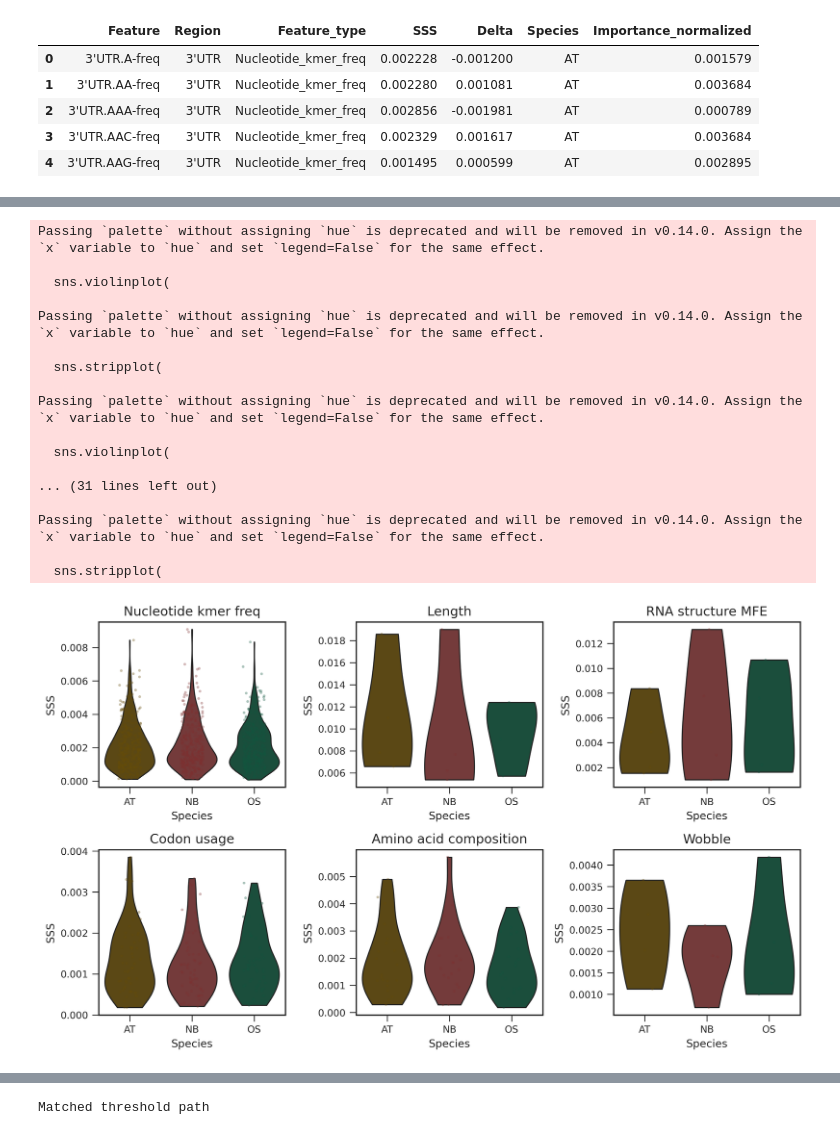
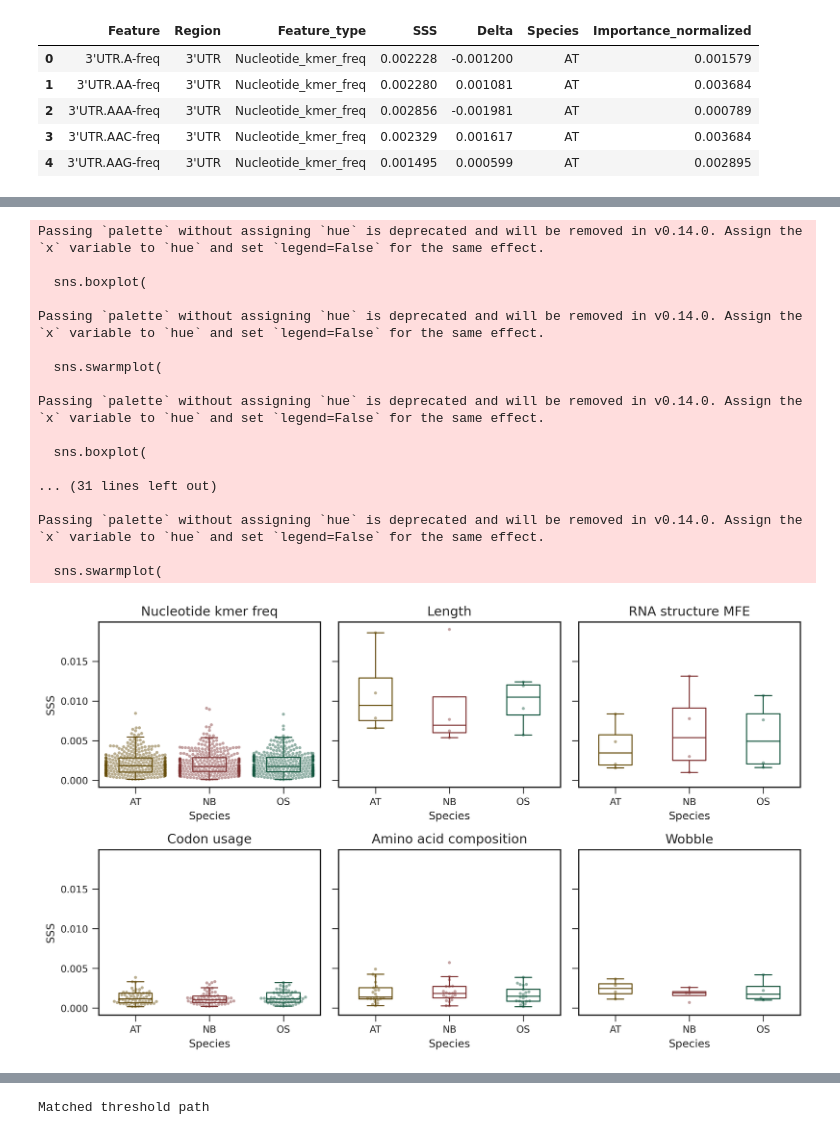
Before and after one commit to ih-11/regression, a Jupyter notebook: notebooks/notebook4.ipynb, the cells around one changed output, grey strips where cells are left out. Saved outputs shown, nothing was run; the diff lists cells and outputs as text; code cells hidden in the pictures.

```diff
--- a/notebooks/notebook4.ipynb
+++ b/notebooks/notebook4.ipynb
@@ -193,27 +351,26 @@ Candidate table: (1347, 7)
 # %%
 # ============================================
 # SSS distribution by transcript region
-# Violin + stripplot
+# Boxplot + beeswarm
 # ============================================
 
 region_order = ["5'UTR", "CDS", "3'UTR", "mRNA"]
 species_order = ["AT", "NB", "OS"]
 palette = {SPECIES_INFO[k]["label"]: SPECIES_INFO[k]["color"] for k in SPECIES}
 
-fig, axes = plt.subplots(1, 4, figsize=(12, 3.5), dpi=_PLOT_CFG["dpi"])
+fig, axes = plt.subplots(1, 4, figsize=(12, 3.5), dpi=_PLOT_CFG["dpi"], sharey=True)
 
 for ax, region in zip(axes, region_order):
     temp = sss_long.loc[sss_long["Region"] == region]
 
-    sns.violinplot(
-        data=temp, x="Species", y="SSS", order=species_order,
-        palette=palette, inner=None, cut=0, linewidth=1, ax=ax,
+    sns.boxplot(
+        data=temp, x="Species", y="SSS", order=species_order, palette=palette,
+        width=0.45, showfliers=False, fill=False, linewidth=1, ax=ax,
     )
 
-    sns.stripplot(
-        data=temp, x="Species", y="SSS", order=species_order,
-        palette=palette, size=2.5, alpha=0.35,
-        jitter=0.18, linewidth=0, ax=ax,
+    sns.swarmplot(
+        data=temp, x="Species", y="SSS", order=species_order, palette=palette,
+        size=2.8, alpha=0.45, linewidth=0, ax=ax,
     )
 
     ax.set_title(region)
@@ -243,7 +400,7 @@ Passing `palette` without assigning `hue` is deprecated and will be removed in v
 # %%
 # ============================================
 # SSS distribution by feature category
-# Violin + stripplot
+# Boxplot + beeswarm
 # ============================================
 
 feature_order = [
@@ -254,46 +411,45 @@ feature_order = [
 species_order = ["AT", "NB", "OS"]
 palette = {SPECIES_INFO[k]["label"]: SPECIES_INFO[k]["color"] for k in SPECIES}
 
-fig, axes = plt.subplots(2, 3, figsize=(10, 6), dpi=_PLOT_CFG["dpi"])
+fig, axes = plt.subplots(2, 3, figsize=(10, 6), dpi=_PLOT_CFG["dpi"], sharey=True)
 
 for ax, feature_type in zip(axes.flat, feature_order):
     temp = sss_long.loc[sss_long["Feature_type"] == feature_type]
 
-    sns.violinplot(
-        data=temp, x="Species", y="SSS", order=species_order,
-        palette=palette, inner=None, cut=0, linewidth=1, ax=ax,
+    sns.boxplot(
+        data=temp, x="Species", y="SSS", order=species_order, palette=palette,
+        width=0.45, showfliers=False, fill=False, linewidth=1, ax=ax,
     )
 
-    sns.stripplot(
-        data=temp, x="Species", y="SSS", order=species_order,
-        palette=palette, size=2.5, alpha=0.35,
-        jitter=0.18, linewidth=0, ax=ax,
+    sns.swarmplot(
+        data=temp, x="Species", y="SSS", order=species_order, palette=palette,
+        size=2.8, alpha=0.45, linewidth=0, ax=ax,
     )
 
     ax.set_title(feature_type.replace("_", " "))
     format_axis(ax, xlabel=None, ylabel="SSS" if ax in axes[:, 0] else None)
 
 plt.tight_layout()
 plt.show()
 # %% [output]
 Passing `palette` without assigning `hue` is deprecated and will be removed in v0.14.0. Assign the `x` variable to `hue` and set `legend=False` for the same effect.
 
-  sns.violinplot(
+  sns.boxplot(
 
 Passing `palette` without assigning `hue` is deprecated and will be removed in v0.14.0. Assign the `x` variable to `hue` and set `legend=False` for the same effect.
 
-  sns.stripplot(
+  sns.swarmplot(
 
 Passing `palette` without assigning `hue` is deprecated and will be removed in v0.14.0. Assign the `x` variable to `hue` and set `legend=False` for the same effect.
 
-  sns.violinplot(
+  sns.boxplot(
 
 ... (31 lines left out)
 
 Passing `palette` without assigning `hue` is deprecated and will be removed in v0.14.0. Assign the `x` variable to `hue` and set `legend=False` for the same effect.
 
-  sns.stripplot(
+  sns.swarmplot(
-[figure, old version]
+[figure, new version]
 # %%
 # ============================================
 # Species-wise percentile ranking
```
Also changed, not shown: parts of 11 cells of this notebook, 1 other file.
